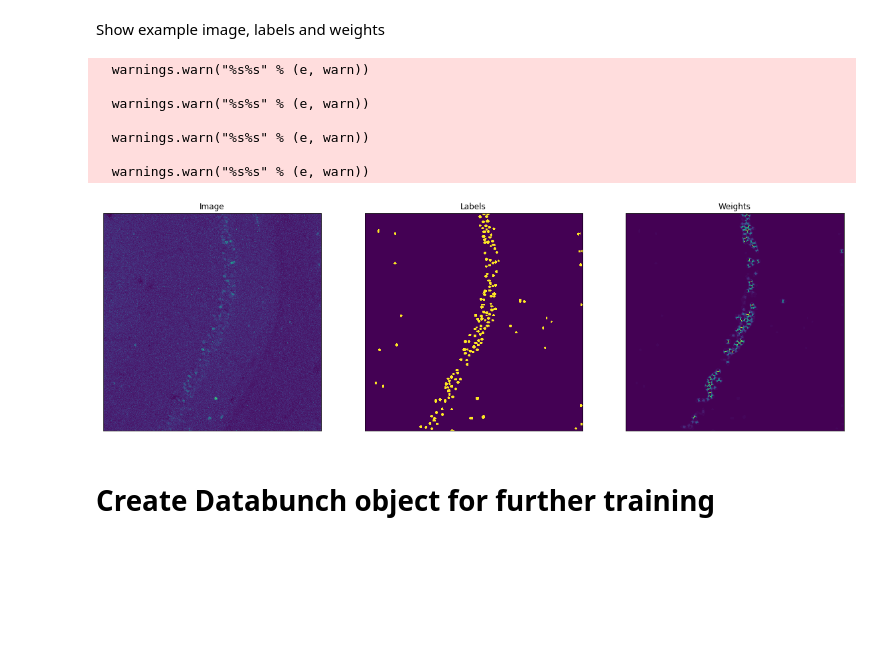
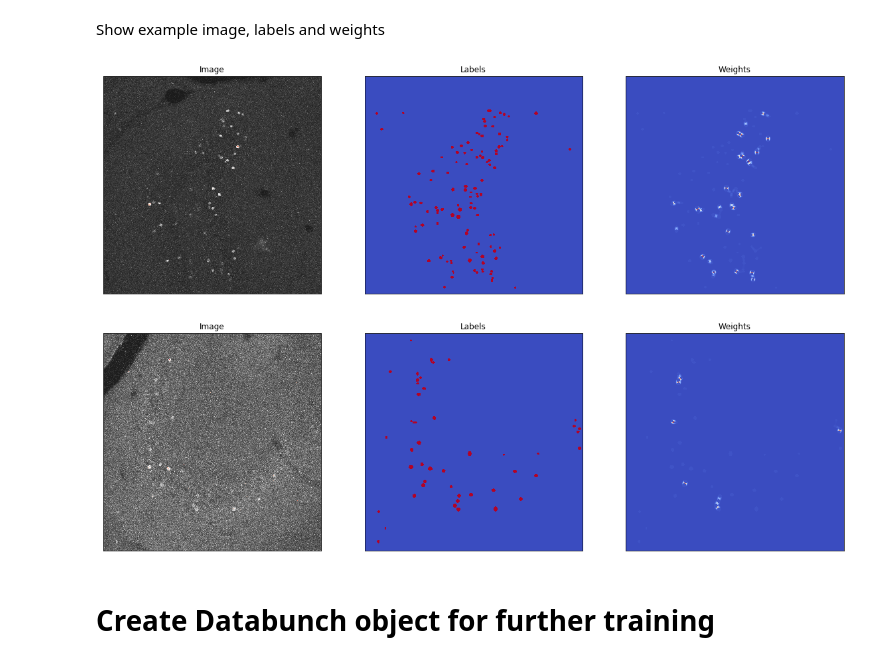
Before and after one commit to mjwock/FastAI_Microscopy_Image_Segmentation, a Jupyter notebook: DeepFLaSH_010220.ipynb, the cells around one changed output. Cells and saved outputs as stored; diff of their text form; code cells hidden in the pictures; blank space fills up the shorter version.

```diff
--- a/DeepFLaSH_010220.ipynb
+++ b/DeepFLaSH_010220.ipynb
@@ -62,7 +66,7 @@ EL_SIZE = [635.9, 635.9]
 SEED = 42
 # %%
 # ONLY CHANGE FOR DIFFERENT FOLDER STRUCTURE
-IMG_PATH = f'{DIR}/images/{COLOR}'
+IMG_PATH = f'{DIR}/images/{IMAGE_COLOR}'
 MASK_PATH = f'{DIR}/temp_data/labels/'
 WEIGHT_PATH = f'{DIR}/temp_data/weights/'
 
@@ -132,16 +141,11 @@ get_weights = lambda x: Path(f'{WEIGHT_PATH}/{re.findall(regDigits,Path(x).stem)
 # %% [markdown]
 Show example image, labels and weights
-# %%
-utility.show_example_data_batch(IMG_PATH,img_df,get_labels,get_weights, n=1)
-# %% [output]
-  warnings.warn("%s%s" % (e, warn))
-
-  warnings.warn("%s%s" % (e, warn))
-
-  warnings.warn("%s%s" % (e, warn))
-
-  warnings.warn("%s%s" % (e, warn))
-[figure, removed]
+# %%
+# cmap can be either string or list of strings
+utility.show_example_data_batch(IMG_PATH,img_df,get_labels,get_weights,cmap=('RdGy_r','coolwarm','coolwarm'), n=2)
+# %% [output]
+[figure, added]
+[figure, added]
 # %% [markdown]
 # Create Databunch object for further training
 # %% [markdown]
```
Also changed, not shown: parts of 15 cells of this notebook, 2 other files.
